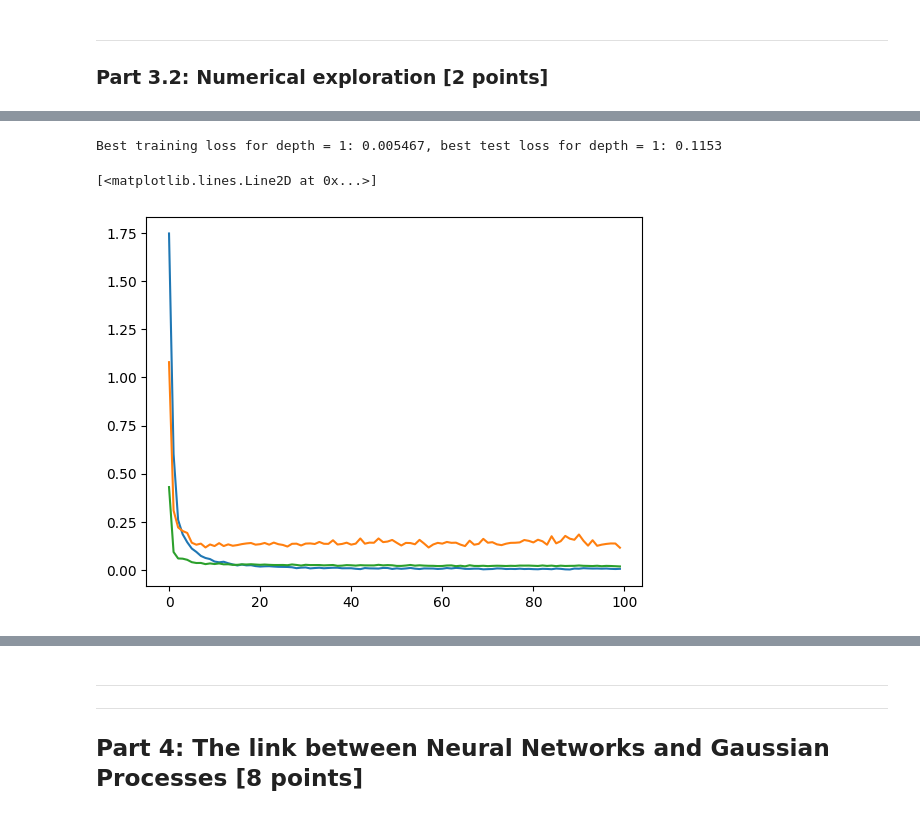
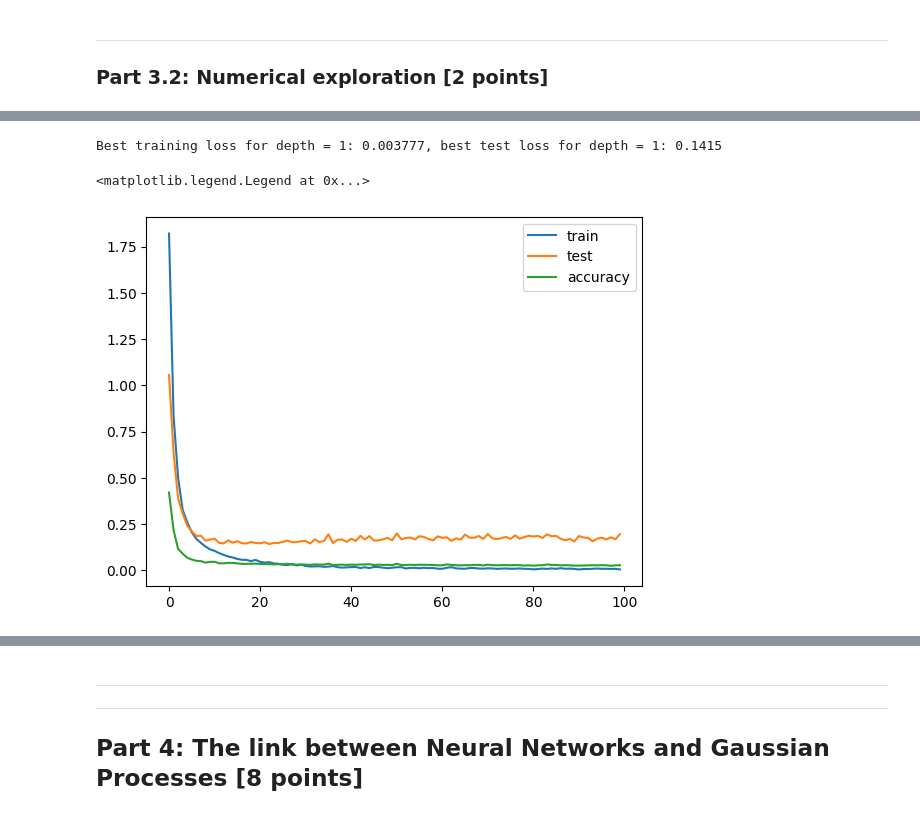
Before and after one commit to frasermartinx/MFOML, a Jupyter notebook: CW_1/02476922_cw1_MathsML.ipynb, the cells around one changed output, grey strips where cells are left out. Cells and saved outputs as stored; diff of their text form; code cells hidden in the pictures.

```diff
--- a/CW_1/02476922_cw1_MathsML.ipynb
+++ b/CW_1/02476922_cw1_MathsML.ipynb
@@ -230,15 +236,15 @@ import torch.optim as optim
 device = torch.device("cuda")
 # %%
 # Download datasets
-train_set_mnist = torchvision.datasets.MNIST(root="./", download=True,
+train_set_mnist = torchvision.datasets.MNIST(root="../../", download=True,
                                          train=True, transform=transforms.Compose([transforms.ToTensor()]))
 
-test_set_mnist = torchvision.datasets.MNIST(root="./",download=True,
+test_set_mnist = torchvision.datasets.MNIST(root="../../",download=True,
                                         train=False,transform=transforms.Compose([transforms.ToTensor()]),)
 
-train_set_cifar = torchvision.datasets.CIFAR10(root="./", download=True,
+train_set_cifar = torchvision.datasets.CIFAR10(root="../../", download=True,
                                          train=True, transform=transforms.Compose([transforms.ToTensor()]))
 
-test_set_cifar = torchvision.datasets.CIFAR10(root="./",download=True,
+test_set_cifar = torchvision.datasets.CIFAR10(root="../../",download=True,
                                         train=False,transform=transforms.Compose([transforms.ToTensor()]),)
 # %% [output]
@@ -425,7 +410,7 @@ nclass = 10
 #we set
 width = 256
 depth = 1
-lr = 0.1
+lr = 0.001
 # %%
 
 #model that will train the network
@@ -480,8 +465,8 @@ dim = 784
 nclass = 10
 
 # Task 6 fixed hyperparameters
-width = 256
-lr = 0.01
+width = 128
+lr = 0.001
 batch_size = 1024
 num_epochs = 100
 # %%
@@ -600,13 +588,15 @@ Epoch: 100 | Train Loss: 0.005467 |Test Loss: 0.1153 | Test Error: 0.0179
 # %%
-min = np.argmin(D10[1])
-print(f"Best training loss for depth = 1: {D10[0][min]:.04}, best test loss for depth = 1: {D10[1][min]:.04}")
+D10_min_train = np.argmin(D10[0])
+D10_min_test = np.argmin(D10[1])
+print(f"Best training loss for depth = 1: {D10[0][D10_min_train]:.04}, best test loss for depth = 1: {D10[1][D10_min_test]:.04}")
 # %% [output]
-Best training loss for depth = 1: 0.005467, best test loss for depth = 1: 0.1153
+Best training loss for depth = 1: 0.003777, best test loss for depth = 1: 0.1415
 # %%
 plt.figure()
-plt.plot(D10[0])
-plt.plot(D10[1])
-plt.plot(D10[2])
+plt.plot(D10[0],label = "train")
+plt.plot(D10[1],label = "test")
+plt.plot(D10[2],label = "accuracy")
+plt.legend()
 # %% [output]
-[<matplotlib.lines.Line2D at 0x...>]
+<matplotlib.legend.Legend at 0x...>
-[figure, old version]
+[figure, new version]
```
Also changed, not shown: parts of 50 cells of this notebook.
